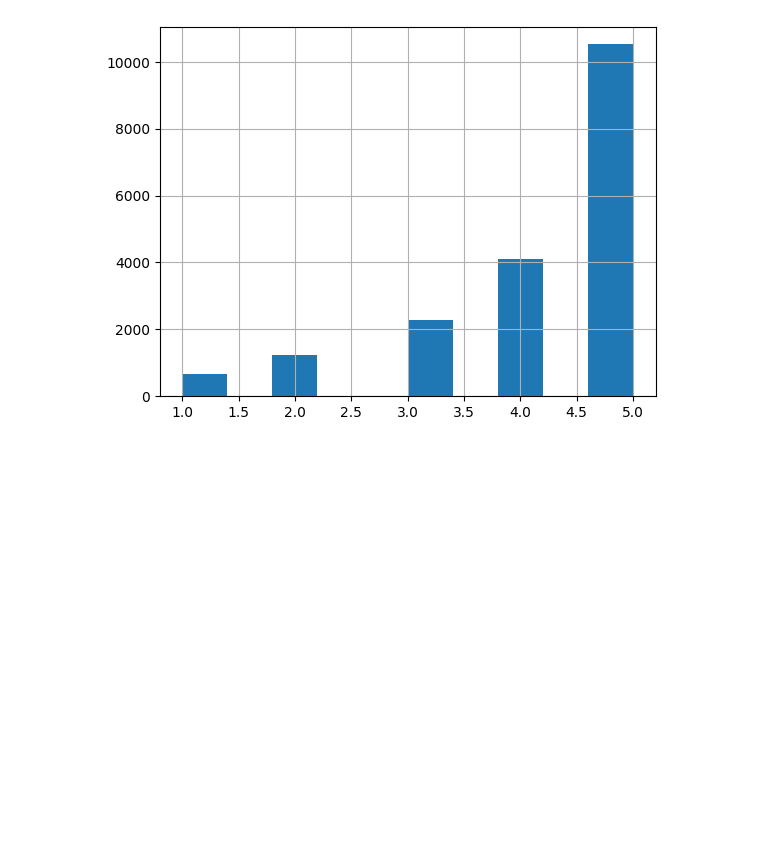
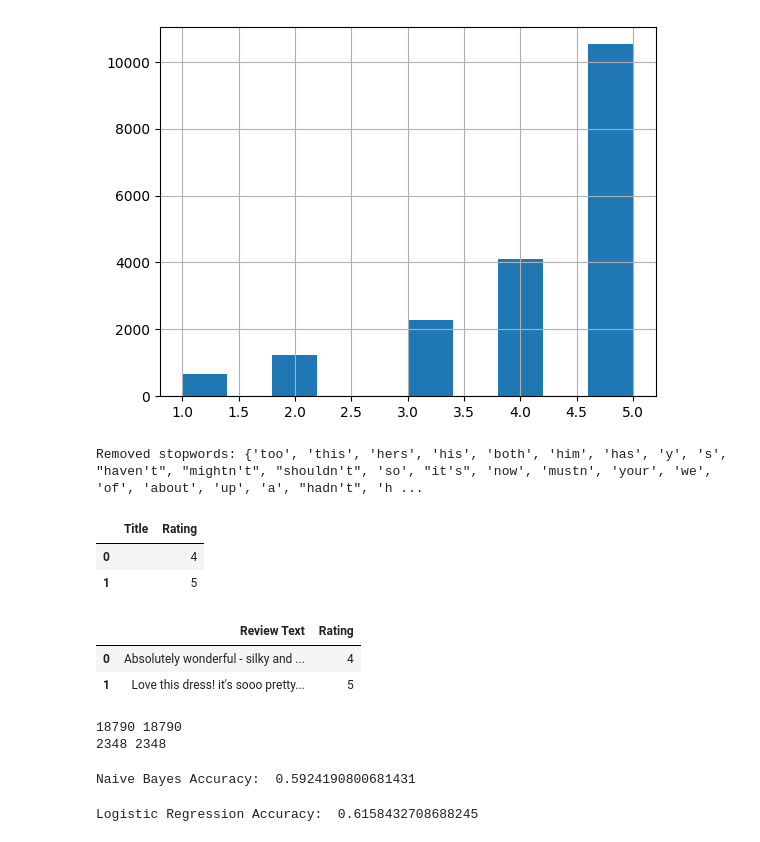
Before and after one commit to repetitioestmaterstudiorum/trees-vs-nns, a Jupyter notebook: trees-vs-nns.ipynb, the cells around one changed output. Drawn from its saved outputs; the diff is of its cells as text; code cells hidden in the pictures; blank space fills up the shorter version.

```diff
--- a/trees-vs-nns.ipynb
+++ b/trees-vs-nns.ipynb
@@ -51,3 +80,33 @@ data['train']['df']['Rating'].hist()
 # %% [output]
 <AxesSubplot: >
 [figure]
+# %%
+def get_df_copy_fillna(df, columns):
+    return df[columns].copy().fillna('')
+# %%
+tokenizer = TweetTokenizer()
+stop_words = set(stopwords.words("english"))
+keep_stop_words = ['not', 'no', 'against', 'above', 'below']
+for word in keep_stop_words:
+    stop_words.remove(word)
+print('Removed stopwords:', stop_words)
+lemmatizer = WordNetLemmatizer()
+
+def tokenize_text(text: str):
+    if (not isinstance(text, str)):
+        raise ValueError(f"The text {text} isn't a string!")
+
+    # Change 't to 'not'
+    text = re.sub(r"n\'t", " not", text)
+
+    text = text.lower()
+
+    word_tokens = tokenizer.tokenize(text)
+
+    filtered_words_tokens = [w for w in word_tokens if not w in stop_words]
+
+    lemmatized_text = [lemmatizer.lemmatize(w) for w in filtered_words_tokens]
+
+    return ' '.join(lemmatized_text)
+# %% [output]
+Removed stopwords: {'too', 'this', 'hers', 'his', 'both', 'him', 'has', 'y', 's', "haven't", "mightn't", "shouldn't", 'so', "it's", 'now', 'mustn', 'your', 'we', 'of', 'about', 'up', 'a', "hadn't", 'h ...
@@ -53,0 +131,20 @@ data['train']['df']['Rating'].hist()
+# %%
+X_y_train_title_rating = get_df_copy_fillna(data['train']['df'], ['Title', 'Rating'])
+X_y_valid_title_rating = get_df_copy_fillna(data['valid']['df'], ['Title', 'Rating'])
+X_y_test_title_rating = get_df_copy_fillna(data['test']['df'], ['Title', 'Rating'])
+
+X_y_train_title_rating.head(2)
+# %% [output]
+|  | Title | Rating |
+| 0 |  | 4 |
+| 1 |  | 5 |
+# %%
+X_y_train_reviewtext_rating = get_df_copy_fillna(data['train']['df'], ['Review Text', 'Rating'])
+X_y_valid_reviewtext_rating = get_df_copy_fillna(data['valid']['df'], ['Review Text', 'Rating'])
+X_y_test_reviewtext_rating = get_df_copy_fillna(data['test']['df'], ['Review Text', 'Rating'])
+
+X_y_train_reviewtext_rating.head(2)
+# %% [output]
+|  | Review Text | Rating |
+| 0 | Absolutely wonderful - silky and ... | 4 |
+| 1 | Love this dress! it's sooo pretty... | 5 |
@@ -53,0 +166,23 @@ data['train']['df']['Rating'].hist()
+# %%
+print(len(X_train_title), len(y_train_title))
+
+print(len(X_valid_title), len(y_valid_title))
+# %% [output]
+18790 18790
+2348 2348
+# %%
+nb_title = MultinomialNB()
+nb_title.fit(X_train_title, y_train_title)
+y_pred_title = nb_title.predict(X_valid_title)
+accuracy = accuracy_score(y_valid_title, y_pred_title)
+print("Naive Bayes Accuracy: ", accuracy)
+# %% [output]
+Naive Bayes Accuracy:  0.5924190800681431
+# %%
+logreg_title = LogisticRegression(random_state=random_state, solver="saga", max_iter=200)
+logreg_title.fit(X_train_title, y_train_title)
+y_pred_title = logreg_title.predict(X_valid_title)
+accuracy = accuracy_score(y_valid_title, y_pred_title)
+print("Logistic Regression Accuracy: ", accuracy)
+# %% [output]
+Logistic Regression Accuracy:  0.6158432708688245
```
Also changed, not shown: parts of 21 cells of this notebook, 1 other file.
